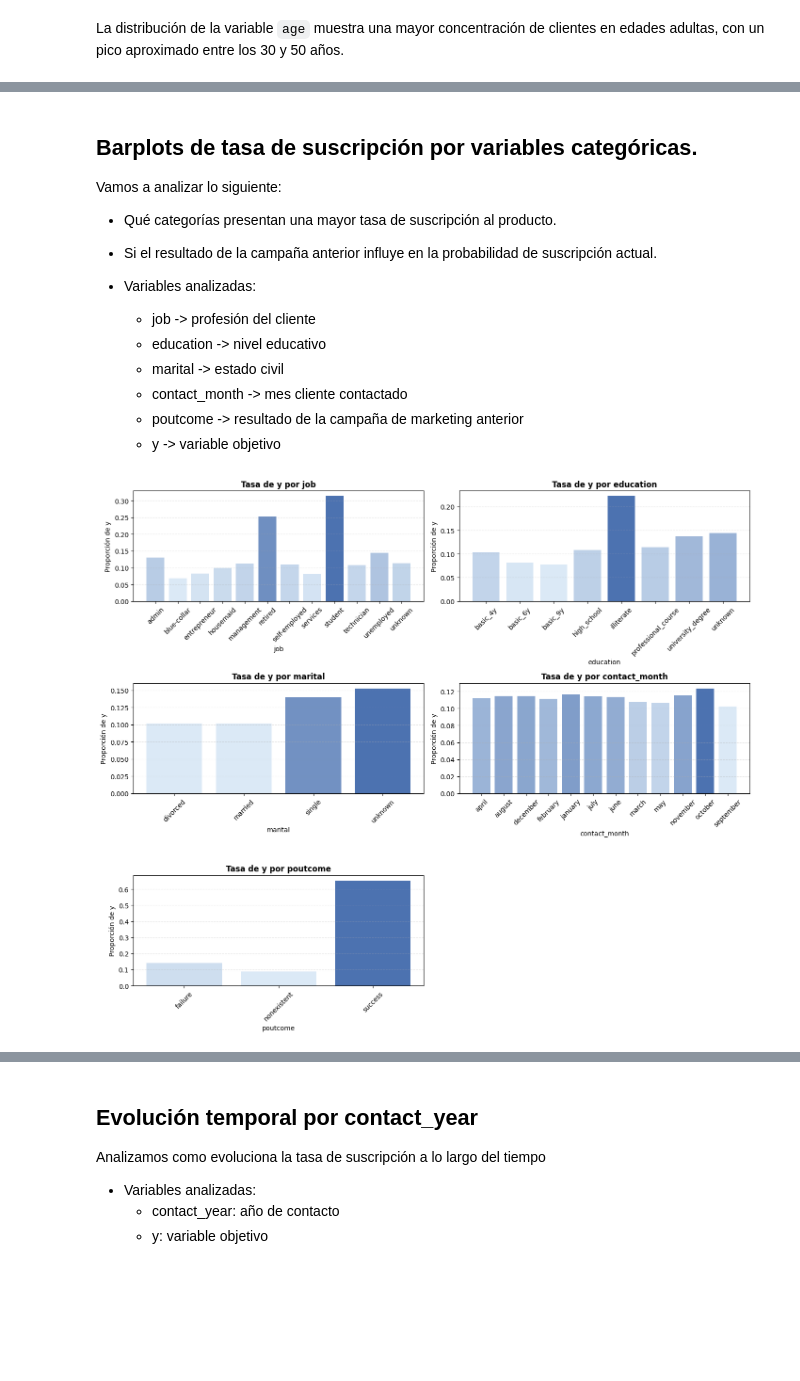
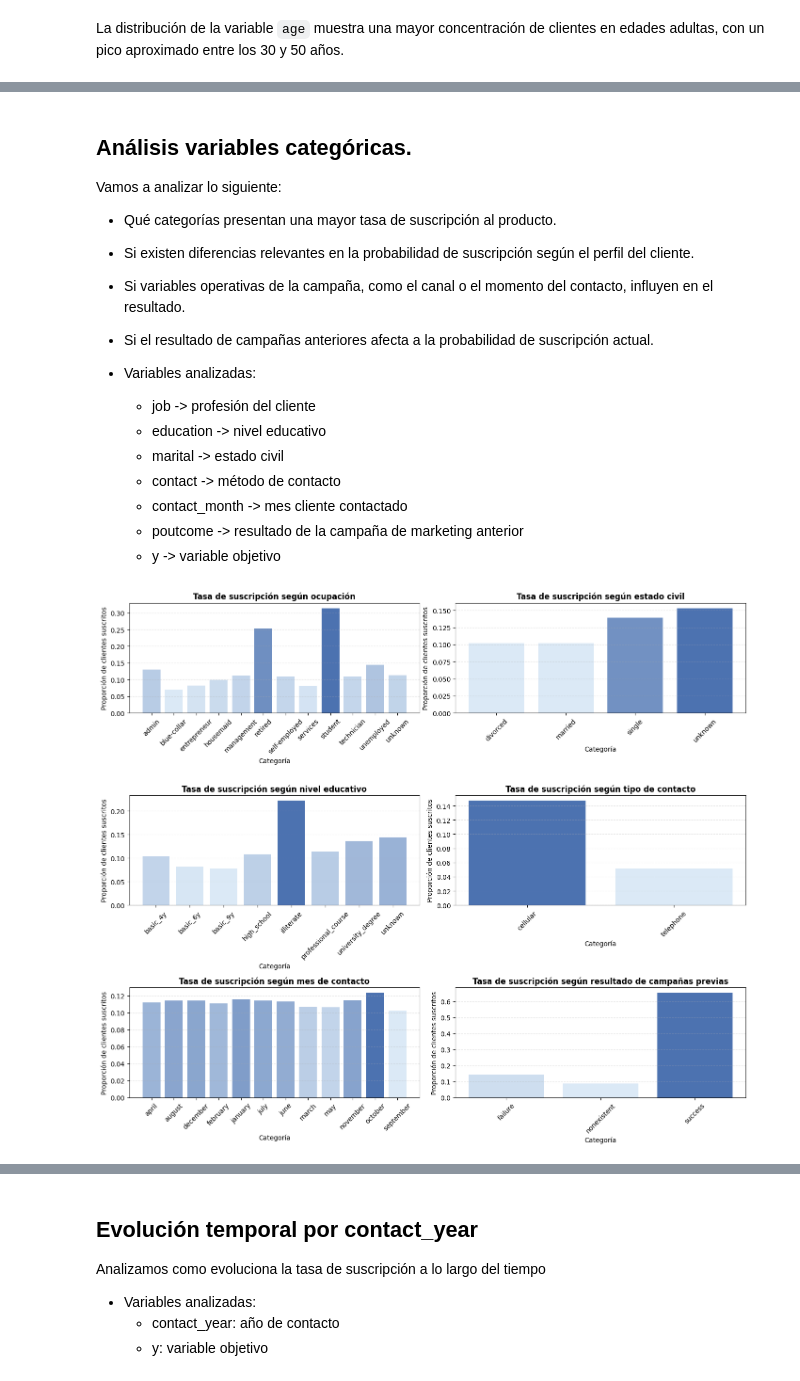
Before and after one commit to Krystiian5/bank_marketing, a Jupyter notebook: notebooks/04.eda_descriptivo_bank.ipynb, the cells around one changed output, grey strips where cells are left out. Saved outputs shown, nothing was run; the diff lists cells and outputs as text; code cells hidden in the pictures; blank space fills up the shorter version.

Commit message:
actualizacion

```diff
--- a/notebooks/04.eda_descriptivo_bank.ipynb
+++ b/notebooks/04.eda_descriptivo_bank.ipynb
@@ -116,20 +127,41 @@ Podemos observar las siguientes conclusiones:
 # %% [markdown]
-## Barplots de tasa de suscripción por variables categóricas.
+## Análisis variables categóricas.
 
 Vamos a analizar lo siguiente:
 
 - Qué categorías presentan una mayor tasa de suscripción al producto.
-- Si el resultado de la campaña anterior influye en la probabilidad de suscripción actual.
+- Si existen diferencias relevantes en la probabilidad de suscripción según el perfil del cliente.
+- Si variables operativas de la campaña, como el canal o el momento del contacto, influyen en el resultado.
+- Si el resultado de campañas anteriores afecta a la probabilidad de suscripción actual.
+
 
 - Variables analizadas:
     - job -> profesión del cliente
     - education -> nivel educativo
     - marital -> estado civil
+    - contact -> método de contacto
     - contact_month -> mes cliente contactado
     - poutcome -> resultado de la campaña de marketing anterior
     - y -> variable objetivo
+# %%
+cat_cols = ['job', 'marital', 'education', 'contact', 'contact_month', 'poutcome']
+title_map = {
+    'job': 'Tasa de suscripción según ocupación',
+    'marital': 'Tasa de suscripción según estado civil',
+    'education': 'Tasa de suscripción según nivel educativo',
+    'contact': 'Tasa de suscripción según tipo de contacto',
+    'contact_month': 'Tasa de suscripción según mes de contacto',
+    'poutcome': 'Tasa de suscripción según resultado de campañas previas'
+}
 # %%
-spv.plot_bar_rate(df, cat_cols + ['poutcome'])
+spv.plot_bar_rate(
+    df,
+    cat_cols,
+    target='y',
+    title_map=title_map,
+    xlabel='Categoría',
+    ylabel='Proporción de clientes suscritos'
+)
 # %% [output]
-[figure, old version]
+[figure, new version]
 # %% [markdown]
```
Also changed, not shown: parts of 11 cells of this notebook, 3 other files.
